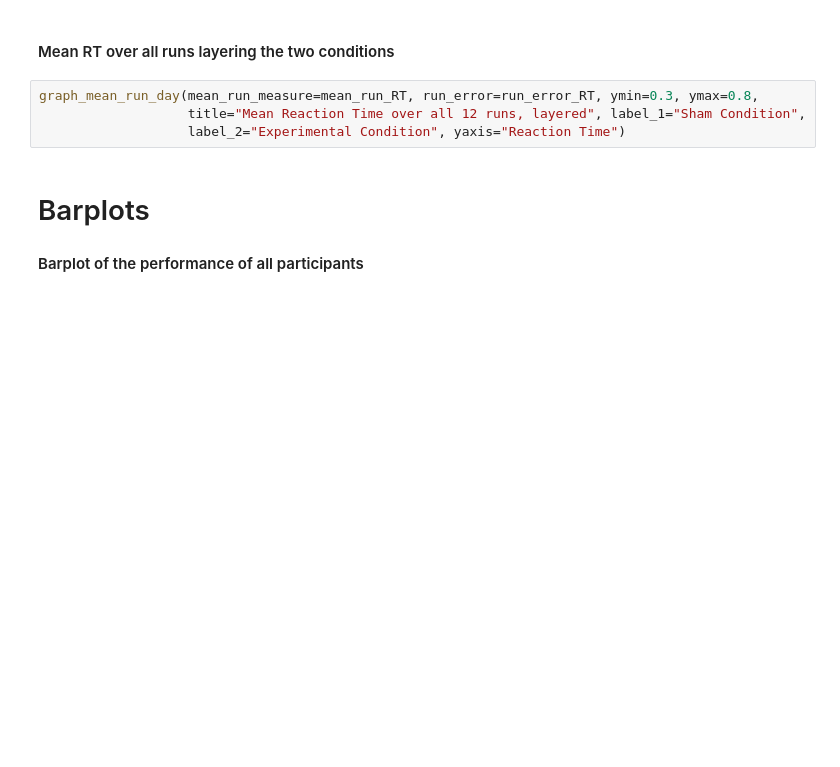
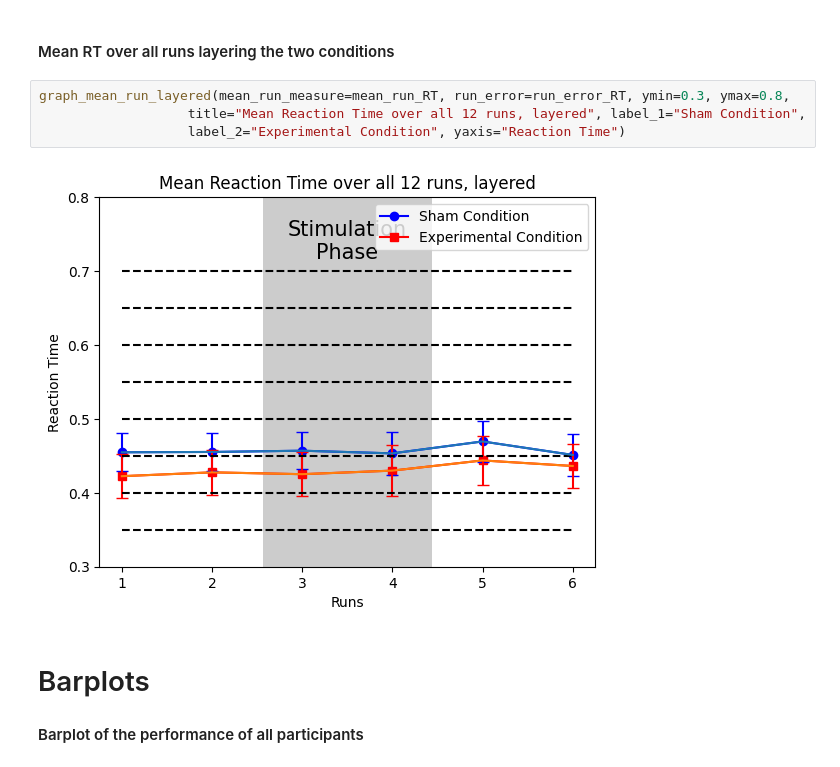
Before and after one commit to Lucakaemmer/tDCS_tACS, a Jupyter notebook: data_analysis/jp_plotting.ipynb, the cells around one changed output. Saved outputs shown, nothing was run; the diff lists cells and outputs as text; blank space fills up the shorter version.

```diff
--- a/data_analysis/jp_plotting.ipynb
+++ b/data_analysis/jp_plotting.ipynb
@@ -52,9 +66,11 @@ graph_mean_run_day(mean_run_measure=mean_run_acc_unshifted, run_error=run_error_
 # %% [markdown]
 #### Mean RT over all runs layering the two conditions
 # %%
-graph_mean_run_day(mean_run_measure=mean_run_RT, run_error=run_error_RT, ymin=0.3, ymax=0.8,
+graph_mean_run_layered(mean_run_measure=mean_run_RT, run_error=run_error_RT, ymin=0.3, ymax=0.8,
                    title="Mean Reaction Time over all 12 runs, layered", label_1="Sham Condition",
                    label_2="Experimental Condition", yaxis="Reaction Time")
+# %% [output]
+[figure, added]
 # %% [markdown]
 # Barplots
 #### Barplot of the performance of all participants
```
Also changed, not shown: parts of 11 cells of this notebook, 14 other files.
